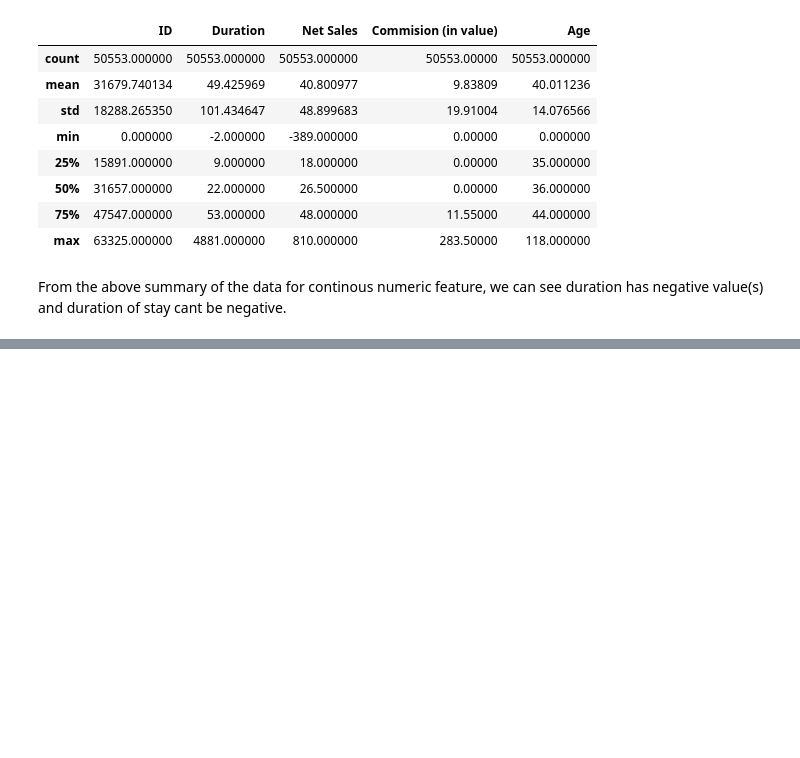
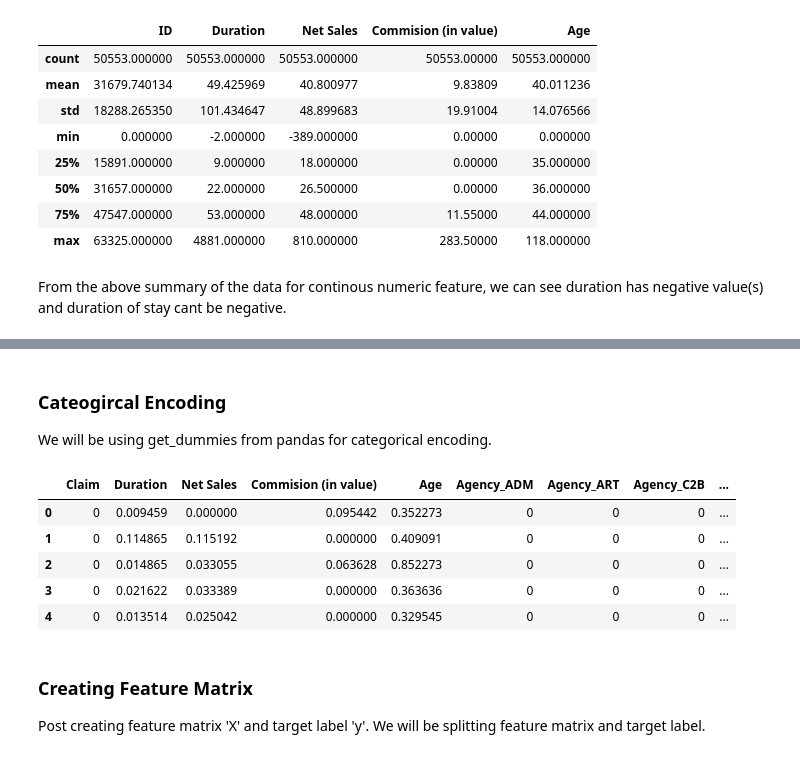
Before and after one commit to pathak08-abhishek01/greyatom_hackathon, a Jupyter notebook: hackathon.ipynb, the cells around one changed output, grey strips where cells are left out. Saved outputs shown, nothing was run; the diff lists cells and outputs as text; code cells hidden in the pictures; blank space fills up the shorter version.

```diff
--- a/hackathon.ipynb
+++ b/hackathon.ipynb
@@ -186,0 +274,7 @@ Name: 181, dtype: object
+# %%
+# imputing nan values with help of fillna
+data.fillna(method='ffill', inplace=True)
+data.fillna(method='bfill', inplace=True)
+
+# dataset info
+data.info()
@@ -186,0 +366,21 @@ Name: 181, dtype: object
+# %% [markdown]
+### Cateogircal Encoding
+
+ We will be using get_dummies from pandas for categorical encoding.
+# %%
+# Categorical Encoding
+data = pd.get_dummies(data,prefix_sep='_',drop_first=False)
+
+# visualize data
+data.head()
+# %% [output]
+|  | Claim | Duration | Net Sales | Commision (in value) | Age | Agency_ADM | Agency_ART | Agency_C2B | ... |
+| 0 | 0 | 0.009459 | 0.000000 | 0.095442 | 0.352273 | 0 | 0 | 0 | ... |
+| 1 | 0 | 0.114865 | 0.115192 | 0.000000 | 0.409091 | 0 | 0 | 0 | ... |
+| 2 | 0 | 0.014865 | 0.033055 | 0.063628 | 0.852273 | 0 | 0 | 0 | ... |
+| 3 | 0 | 0.021622 | 0.033389 | 0.000000 | 0.363636 | 0 | 0 | 0 | ... |
+| 4 | 0 | 0.013514 | 0.025042 | 0.000000 | 0.329545 | 0 | 0 | 0 | ... |
+# %% [markdown]
+### Creating Feature Matrix
+
+Post creating feature matrix 'X' and target label 'y'. We will be splitting feature matrix and target label.
```
Also changed, not shown: parts of 36 cells of this notebook.
